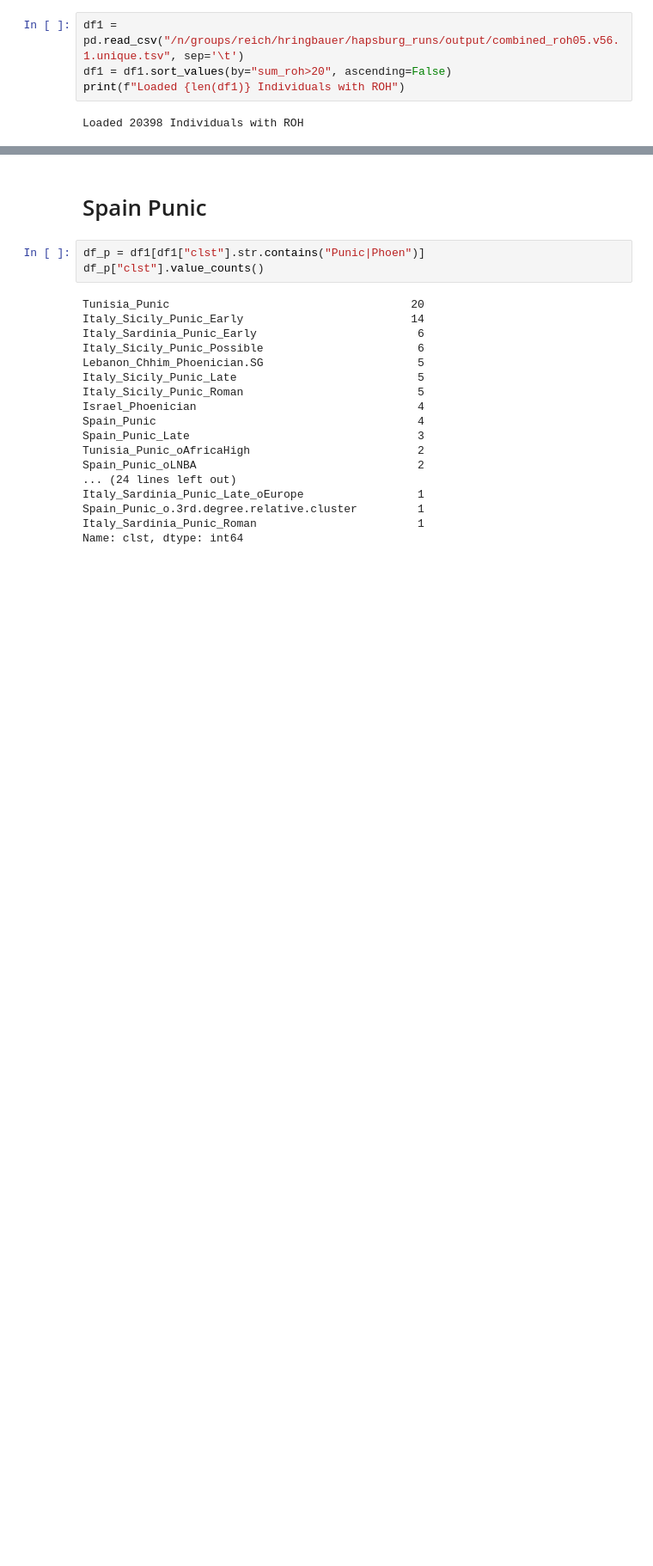
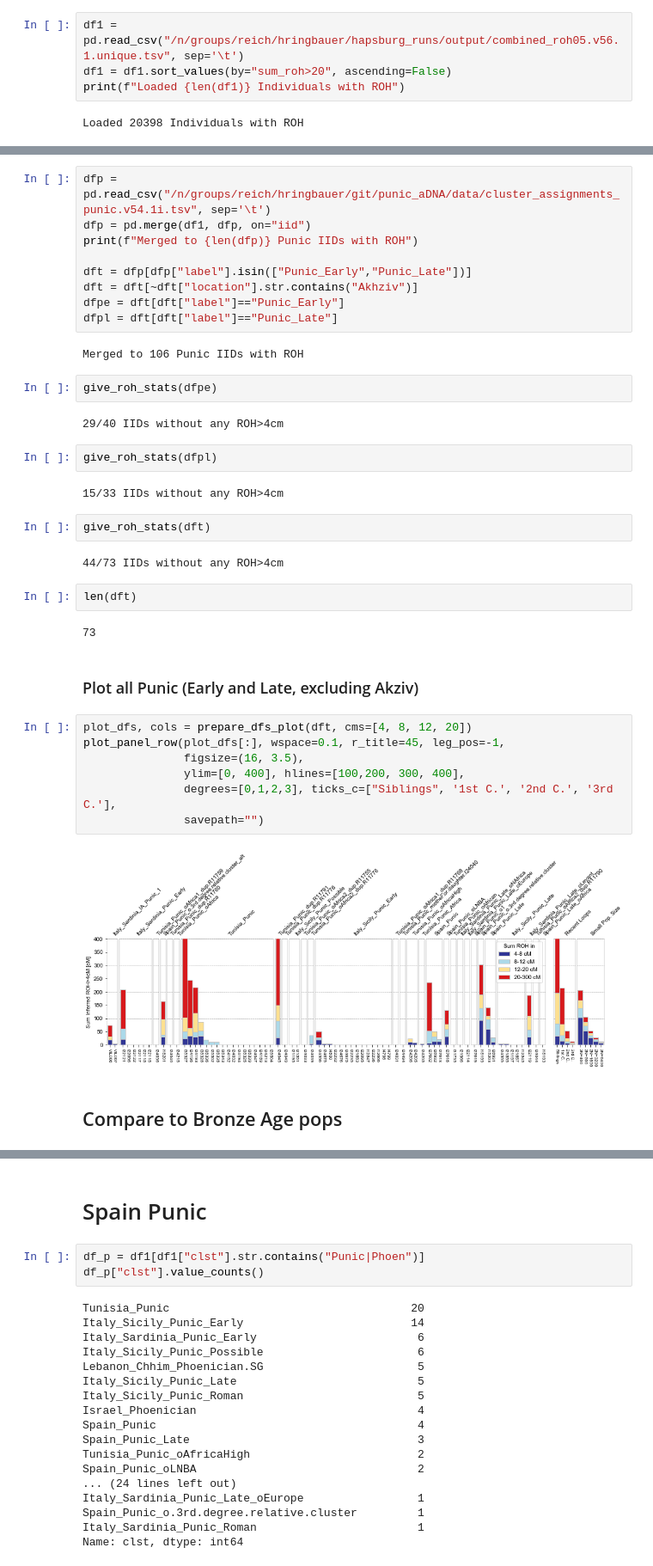
Before and after one commit to hringbauer/punic_aDNA, a Jupyter notebook: notebooks/roh/hapROH_plots.ipynb, the cells around one changed output, grey strips where cells are left out. Shown at 86% size. Cells and saved outputs as stored; diff of their text form; blank space fills up the shorter version.

```diff
--- a/notebooks/roh/hapROH_plots.ipynb
+++ b/notebooks/roh/hapROH_plots.ipynb
@@ -56,0 +64,40 @@ Loaded 20398 Individuals with ROH
+# %%
+dfp = pd.read_csv("/n/groups/reich/hringbauer/git/punic_aDNA/data/cluster_assignments_punic.v54.1i.tsv", sep='\t')
+dfp = pd.merge(df1, dfp, on="iid")
+print(f"Merged to {len(dfp)} Punic IIDs with ROH")
+
+dft = dfp[dfp["label"].isin(["Punic_Early","Punic_Late"])]
+dft = dft[~dft["location"].str.contains("Akhziv")]
+dfpe = dft[dft["label"]=="Punic_Early"]
+dfpl = dft[dft["label"]=="Punic_Late"]
+# %% [output]
+Merged to 106 Punic IIDs with ROH
+# %%
+give_roh_stats(dfpe)
+# %% [output]
+29/40 IIDs without any ROH>4cm
+# %%
+give_roh_stats(dfpl)
+# %% [output]
+15/33 IIDs without any ROH>4cm
+# %%
+give_roh_stats(dft)
+# %% [output]
+44/73 IIDs without any ROH>4cm
+# %%
+len(dft)
+# %% [output]
+73
+# %% [markdown]
+### Plot all Punic (Early and Late, excluding Akziv)
+# %%
+plot_dfs, cols = prepare_dfs_plot(dft, cms=[4, 8, 12, 20])
+plot_panel_row(plot_dfs[:], wspace=0.1, r_title=45, leg_pos=-1,
+               figsize=(16, 3.5),
+               ylim=[0, 400], hlines=[100,200, 300, 400],
+               degrees=[0,1,2,3], ticks_c=["Siblings", '1st C.', '2nd C.', '3rd C.'],
+               savepath="")
+# %% [output]
+[figure, added]
+# %% [markdown]
+## Compare to Bronze Age pops
```
Also changed, not shown: parts of 7 cells of this notebook, 2 other files.
